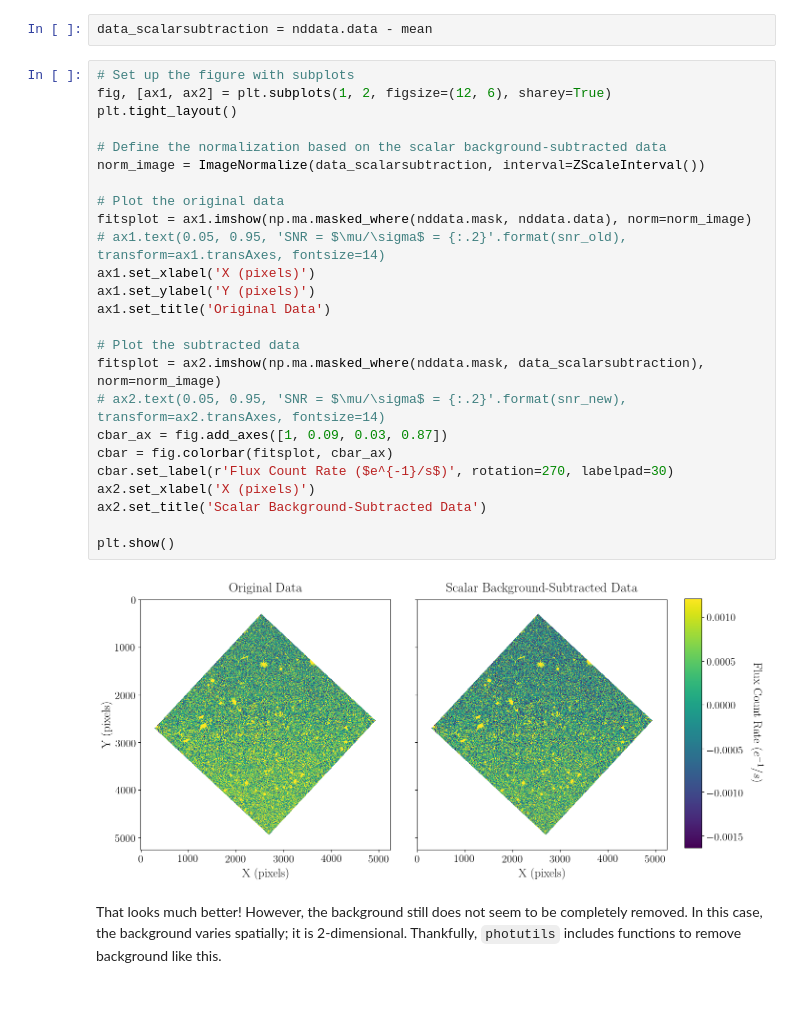
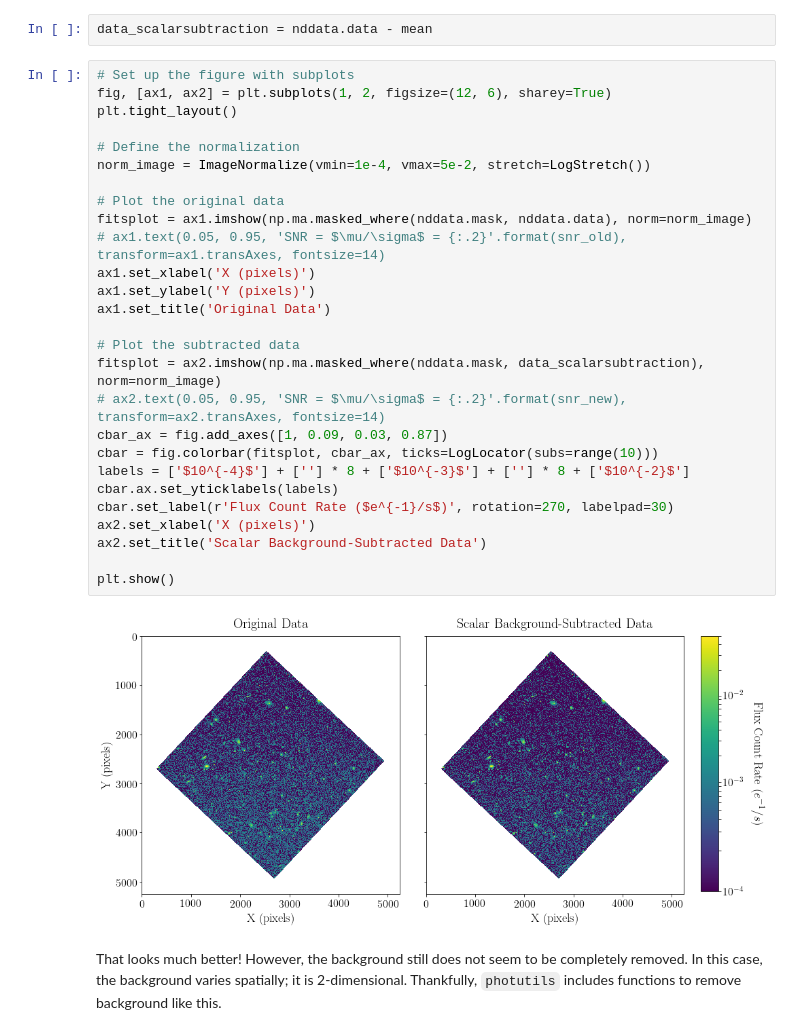
Before and after one commit to laurenmarietta/csi-stsci-notebooks, a Jupyter notebook: photutils/01_photutils_background_estimation.ipynb, the cells around one changed output. Drawn from its saved outputs; the diff is of its cells as text; blank space fills up the shorter version.

Commit message:
Updates to source detection and background estimation

```diff
--- a/photutils/01_photutils_background_estimation.ipynb
+++ b/photutils/01_photutils_background_estimation.ipynb
@@ -177,30 +184,32 @@ data_scalarsubtraction = nddata.data - mean
 # %%
 # Set up the figure with subplots
 fig, [ax1, ax2] = plt.subplots(1, 2, figsize=(12, 6), sharey=True)
 plt.tight_layout()
 
-# Define the normalization based on the scalar background-subtracted data
-norm_image = ImageNormalize(data_scalarsubtraction, interval=ZScaleInterval())
+# Define the normalization
+norm_image = ImageNormalize(vmin=1e-4, vmax=5e-2, stretch=LogStretch())
 
 # Plot the original data
 fitsplot = ax1.imshow(np.ma.masked_where(nddata.mask, nddata.data), norm=norm_image)
 # ax1.text(0.05, 0.95, 'SNR = $\mu/\sigma$ = {:.2}'.format(snr_old), transform=ax1.transAxes, fontsize=14)
 ax1.set_xlabel('X (pixels)')
 ax1.set_ylabel('Y (pixels)')
 ax1.set_title('Original Data')
 
 # Plot the subtracted data
 fitsplot = ax2.imshow(np.ma.masked_where(nddata.mask, data_scalarsubtraction), norm=norm_image)
 # ax2.text(0.05, 0.95, 'SNR = $\mu/\sigma$ = {:.2}'.format(snr_new), transform=ax2.transAxes, fontsize=14)
 cbar_ax = fig.add_axes([1, 0.09, 0.03, 0.87])
-cbar = fig.colorbar(fitsplot, cbar_ax)
+cbar = fig.colorbar(fitsplot, cbar_ax, ticks=LogLocator(subs=range(10)))
+labels = ['$10^{-4}$'] + [''] * 8 + ['$10^{-3}$'] + [''] * 8 + ['$10^{-2}$']
+cbar.ax.set_yticklabels(labels)
 cbar.set_label(r'Flux Count Rate ($e^{-1}/s$)', rotation=270, labelpad=30)
 ax2.set_xlabel('X (pixels)')
 ax2.set_title('Scalar Background-Subtracted Data')
 
 plt.show()
 # %% [output]
-[figure, old version]
+[figure, new version]
 # %% [markdown]
 That looks much better! However, the background still does not seem to be completely removed. In this case, the background varies spatially; it is 2-dimensional. Thankfully, `photutils` includes functions to remove background like this.
 # %% [markdown]
```
Also changed, not shown: parts of 7 cells of this notebook, 1 other file.
